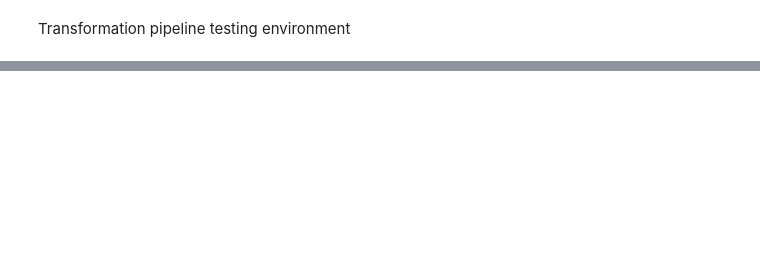
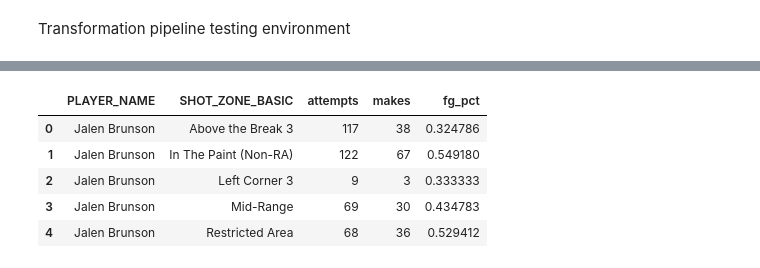
Before and after one commit to parkerbaker203/nba-shot-selection-llm, a Jupyter notebook: pipelines/transformation_testing.ipynb, the cells around one changed output, grey strips where cells are left out. Cells and saved outputs as stored; diff of their text form; code cells hidden in the pictures; blank space fills up the shorter version.

```diff
--- a/pipelines/transformation_testing.ipynb
+++ b/pipelines/transformation_testing.ipynb
@@ -215 +138,11 @@ summarize_player_shots(knicks)
+# %%
+knicks_player_summary = summarize_player_shots(knicks)
+knicks_player_summary.head()
+# %% [output]
+|  | PLAYER_NAME | SHOT_ZONE_BASIC | attempts | makes | fg_pct |
+| 0 | Jalen Brunson | Above the Break 3 | 117 | 38 | 0.324786 |
+| 1 | Jalen Brunson | In The Paint (Non-RA) | 122 | 67 | 0.549180 |
+| 2 | Jalen Brunson | Left Corner 3 | 9 | 3 | 0.333333 |
+| 3 | Jalen Brunson | Mid-Range | 69 | 30 | 0.434783 |
+| 4 | Jalen Brunson | Restricted Area | 68 | 36 | 0.529412 |
 # %%
```
Also changed, not shown: parts of 15 cells of this notebook, 1 other file.
